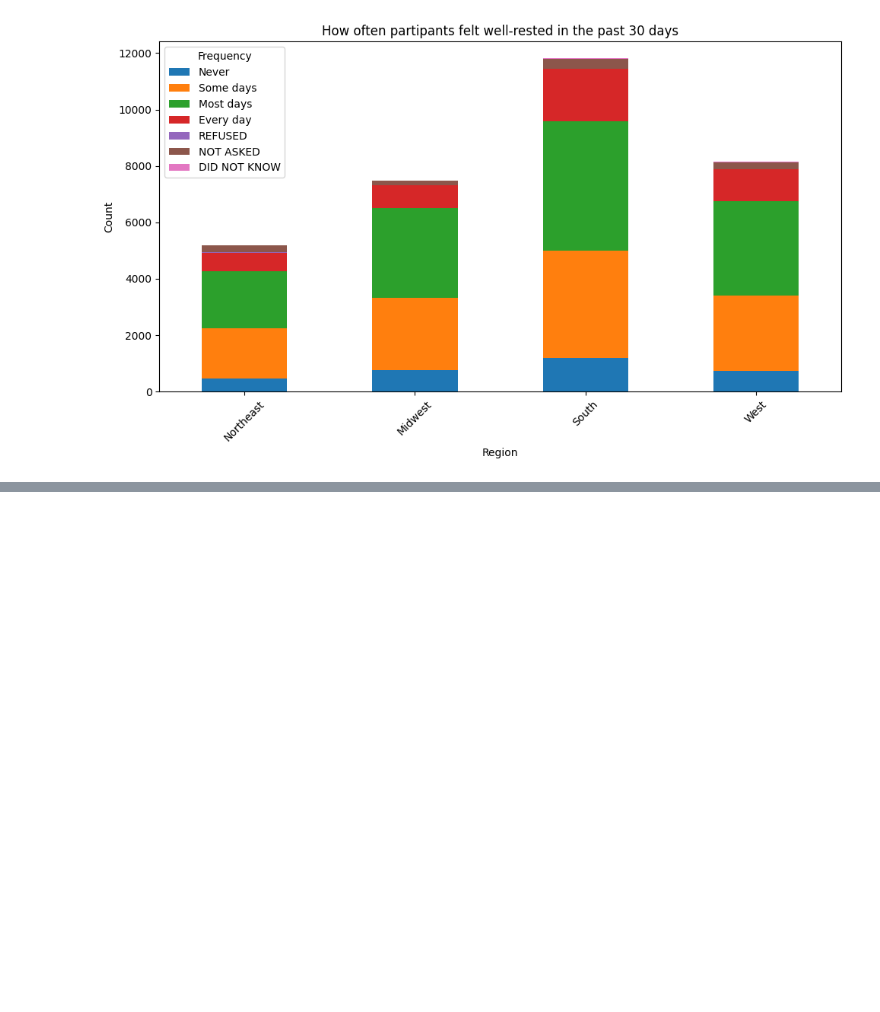
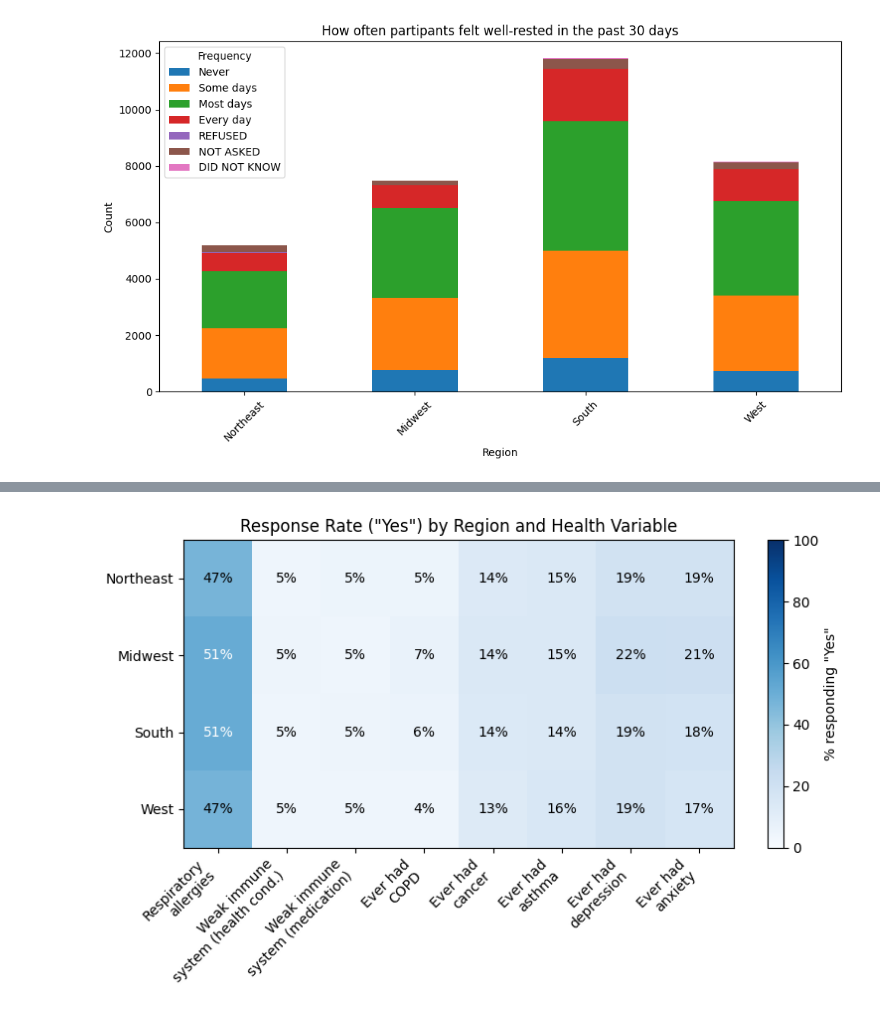
Before and after one commit to agrace339/Data-Center-Impact-Explorer, a Jupyter notebook: Script/Health_Data_Cleaning_and_Investigation.ipynb, the cells around one changed output, grey strips where cells are left out. Cells and saved outputs as stored; diff of their text form; code cells hidden in the pictures; blank space fills up the shorter version.

```diff
--- a/Script/Health_Data_Cleaning_and_Investigation.ipynb
+++ b/Script/Health_Data_Cleaning_and_Investigation.ipynb
@@ -489,0 +610,39 @@ plt.show()
+# %%
+cols = ['CURRESP_A','HLTHCOND_A', 'MEDRXTRT_A', 'COPDEV_A', 'CANEV_A', 'ASEV_A', 'DEPEV_A', 'ANXEV_A']
+col_labels = [
+    "Respiratory\nallergies",
+    "Weak immune\nsystem (health cond.)",
+    "Weak immune\nsystem (medication)",
+    "Ever had\nCOPD",
+    "Ever had\ncancer",
+    "Ever had\nasthma",
+    "Ever had\ndepression",
+    "Ever had\nanxiety",
+]
+
+pct_yes = pd.DataFrame(index=regions, columns=cols, dtype=float)
+for region in regions:
+    sub = dfnhis_refined[dfnhis_refined['REGION'] == region]
+    counts = sub[cols].apply(lambda s: s.value_counts()).reindex([1, 2], fill_value=0)
+    pct_yes.loc[region] = (counts.loc[1] / counts.sum(axis=0)) * 100
+
+
+fig, ax = plt.subplots(figsize=(8, 5))
+im = ax.imshow(pct_yes.values, cmap='Blues', vmin=0, vmax=100, aspect='auto')
+
+ax.set_xticks(np.arange(len(cols)))
+ax.set_xticklabels(col_labels, rotation=45, ha='right')
+ax.set_yticks(np.arange(len(regions)))
+ax.set_yticklabels([region_names[r] for r in regions])
+
+for i in range(len(regions)):
+    for j in range(len(cols)):
+        ax.text(j, i, f'{pct_yes.values[i, j]:.0f}%', ha='center', va='center',
+                color='black' if pct_yes.values[i, j] < 50 else 'white')
+
+fig.colorbar(im, ax=ax, label='% responding "Yes"')
+ax.set_title('Response Rate ("Yes") by Region and Health Variable')
+plt.tight_layout()
+plt.show()
+# %% [output]
+[figure, added]
```
Also changed, not shown: parts of 10 cells of this notebook.
